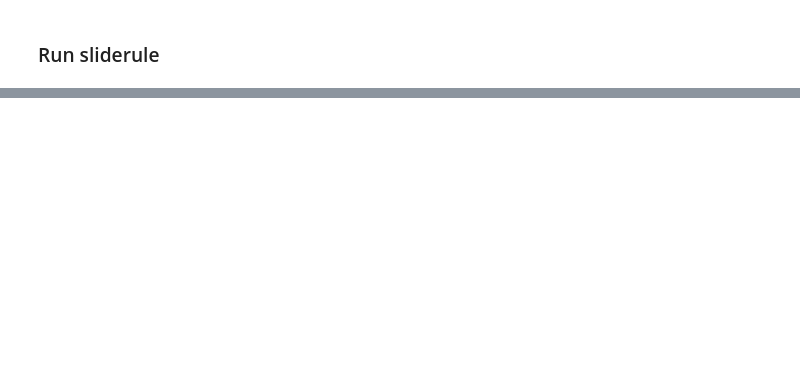
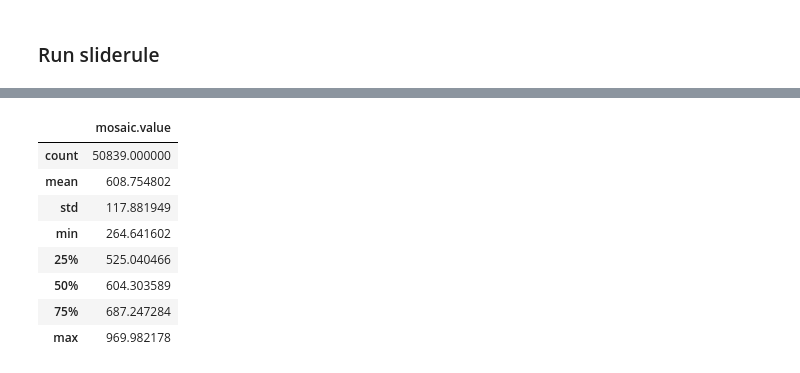
Before and after one commit to ICESAT-2HackWeek/dzdt, a Jupyter notebook: notebooks/shashank/check_sliderule3dep_sampling.ipynb, the cells around one changed output, grey strips where cells are left out. Drawn from its saved outputs; the diff is of its cells as text; code cells hidden in the pictures; blank space fills up the shorter version.

Commit message:
validate perfect working of ArcticDE<

```diff
--- a/notebooks/shashank/check_sliderule3dep_sampling.ipynb
+++ b/notebooks/shashank/check_sliderule3dep_sampling.ipynb
@@ -96,0 +132,5 @@ Wall time: 7.79 s
+# %%
+aoi_url = 'https://raw.githubusercontent.com/ICESAT-2HackWeek/dzdt/main/sites/Anaktuvuk_north_slope_smaller.geojson'
+gfa = gpd.read_file(aoi_url)
+terrain_map = xyzservices.providers.Stamen.Terrain()
+gfa.explore(style_kwds=dict(fill=False, color='magenta'),tiles=terrain_map)
@@ -96,0 +143,23 @@ Wall time: 7.79 s
+# %%
+# Start with all defaults, just Polygon
+parms = {
+    "poly": sliderule.toregion(gfa)["poly"],
+    # "srt": icesat2.SRT_LAND,
+    # "cnf": icesat2.CNF_SURFACE_HIGH,
+    # "len": 40.0,
+    # "res": 20.0,
+    # "maxi": 6
+    "t0": "2023-01-01T00:00:00Z",
+    "t1": "2024-01-01T00:00:00Z",
+}
+# %%
+# Add Raster Sampling
+# https://www.slideruleearth.io/web/rtd/user_guide/GeoRaster.html
+#geojson = earthdata.tnm(short_name='Digital Elevation Model (DEM) 1 meter', polygon=sliderule.toregion(gfa)['poly'])
+parms["samples"] = {
+            # "hls": {"asset": "landsat-hls", "bands": ["NDSI"]},
+            #"dem_stats": {"asset": "usgs3dep-1meter-dem", "radius":10.0, "zonal_stats":True, "catlog":geojson},
+            "mosaic": {"asset": "arcticdem-mosaic", "algorithm":"NearestNeighbour"},
+            #"mosaic": {"asset": "arcticdem-mosaic", "radius": 10.0, "zonal_stats": True},
+            #"strips": {"asset": "arcticdem-strips", "algorithm": "CubicSpline"}
+        }
@@ -96,0 +178,13 @@ Wall time: 7.79 s
+# %%
+%%time
+
+# Run SlideRule
+
+gf = icesat2.atl06p(parms, version='006')
+
+print("Start:", gf.index.min().strftime('%Y-%m-%d'))
+print("End:", gf.index.max().strftime('%Y-%m-%d'))
+print("Reference Ground Tracks: {}".format(gf["rgt"].unique()))
+print("Cycles: {}".format(gf["cycle"].unique()))
+print("Elevation Measurements: {} ".format(gf.shape[0]))
+gf.head(2)
@@ -96,0 +220,12 @@ Wall time: 7.79 s
+# %%
+gf[['mosaic.value']].describe()
+# %% [output]
+|  | mosaic.value |
+| count | 50839.000000 |
+| mean | 608.754802 |
+| std | 117.881949 |
+| min | 264.641602 |
+| 25% | 525.040466 |
+| 50% | 604.303589 |
+| 75% | 687.247284 |
+| max | 969.982178 |
```
Also changed, not shown: parts of 14 cells of this notebook.
